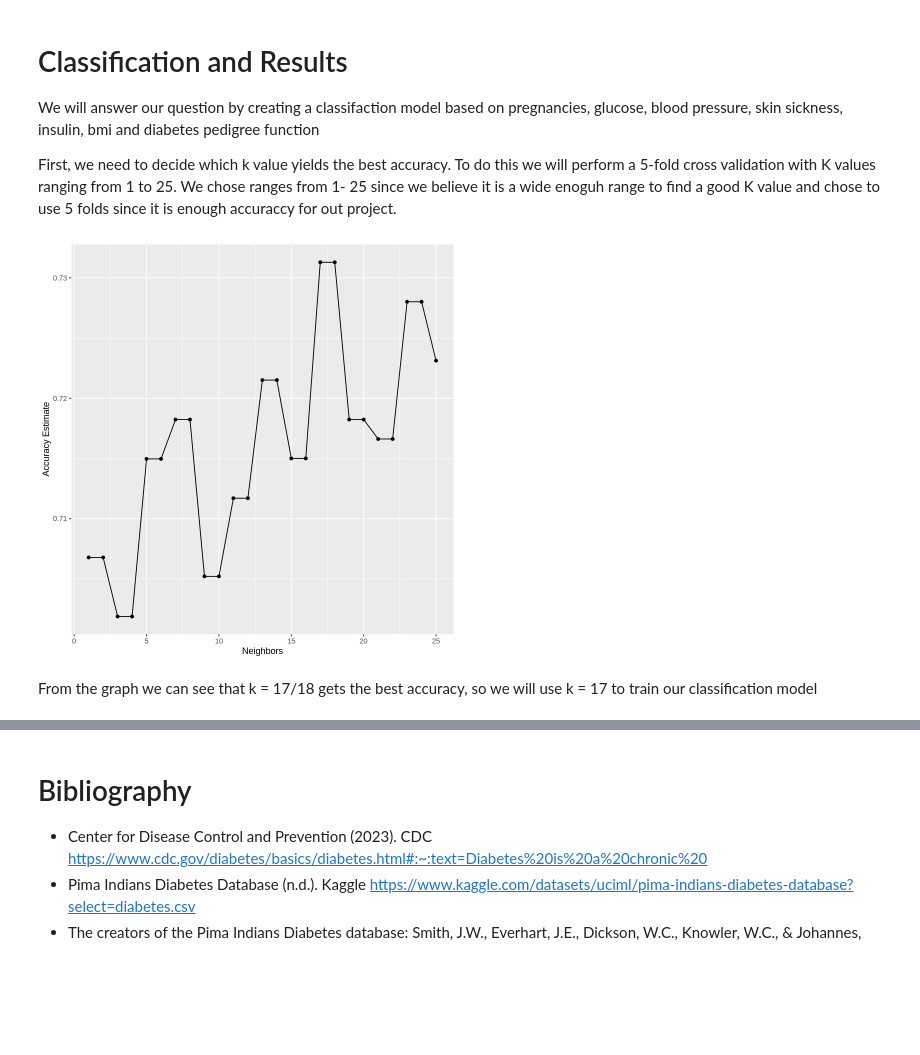
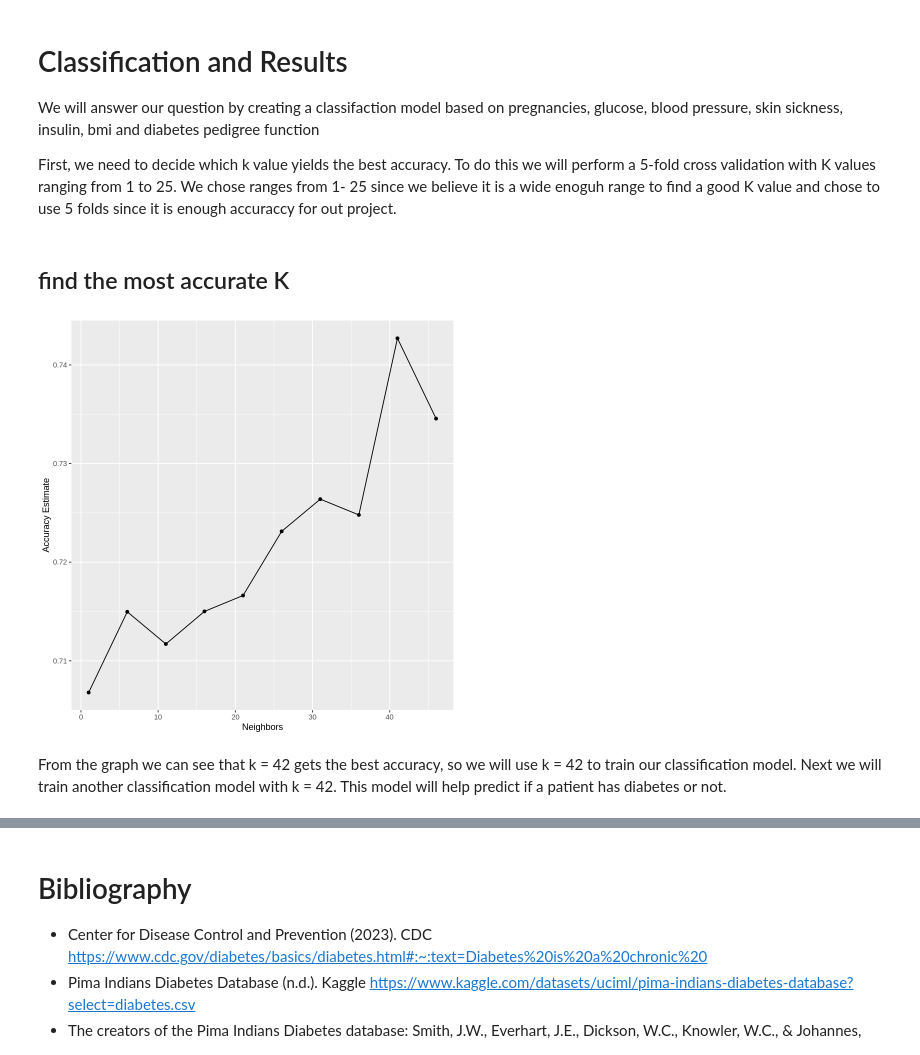
Before and after one commit to audrey-rw5683/dsci-100-2023w2-group-002-2, a Jupyter notebook: final_report.ipynb, the cells around one changed output, grey strips where cells are left out. Drawn from its saved outputs; the diff is of its cells as text; code cells hidden in the pictures; blank space fills up the shorter version.

```diff
--- a/final_report.ipynb
+++ b/final_report.ipynb
@@ -244,38 +244,39 @@ The most applicable findings are for early detection and intervention of diabete
 We will answer our question by creating a classifaction model based on pregnancies, glucose, blood pressure,	skin sickness, insulin,	bmi and diabetes pedigree function
 
 First, we need to decide which k value yields the best accuracy. To do this we will perform a 5-fold cross validation with K values ranging from 1 to 25. We chose ranges from 1- 25 since we believe it is a wide enoguh range to find a good K value and chose to use 5 folds since it is enough accuraccy for out project.
+# %% [markdown]
+## find the most accurate K
 # %%
 #set the seed
 set.seed(2024)
 
 # create 5 fold cross validation
 diabetes_mnist_vfold <- vfold_cv(diabetes_train, v = 5, strata = outcome)
 
 # create the KNN spec to determine most accurate K value
 diabetes_knn_spec <- nearest_neighbor(weight_func = "rectangular", neighbors = tune()) |>
             set_engine("kknn") |>
             set_mode("classification")
 
 # create recipe using all values as predictors
 diabetes_mnist_recipe <- recipe(outcome ~., data = diabetes_train)
 
-
 # get the results of the prediction where K is between 1 and 25
 diabetes_knn_results <- workflow() |>
                  add_recipe(diabetes_mnist_recipe) |>
                  add_model(diabetes_knn_spec) |>
-                 tune_grid(resamples = diabetes_mnist_vfold, grid = tibble(neighbors = seq(1, 25))) |>
+                 tune_grid(resamples = diabetes_mnist_vfold, grid = tibble(neighbors = seq(1, 50, by = 5))) |>
                  collect_metrics() |>
                  filter(.metric == 'accuracy')
 
 # plot the results/accuracies of the K values
 diabetes_cross_val_plot <- ggplot(diabetes_knn_results, aes(x = neighbors, y = mean)) +
                   geom_point() +
                   geom_line() +
                   labs(x = 'Neighbors', y = 'Accuracy Estimate')
 
 diabetes_cross_val_plot
 # %% [output]
-[figure, old version]
+[figure, new version]
 # %% [markdown]
-From the graph we can see that k = 17/18 gets the best accuracy, so we will use k = 17 to train our classification model
+From the graph we can see that k = 42 gets the best accuracy, so we will use k = 42 to train our classification model. Next we will train another classification model with k = 42. This model will help predict if a patient has diabetes or not.
```
Also changed, not shown: parts of 15 cells of this notebook.
